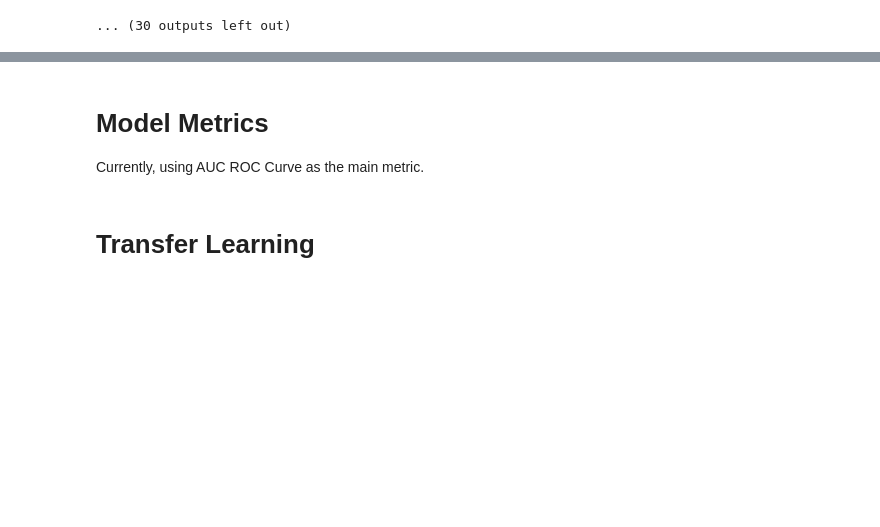
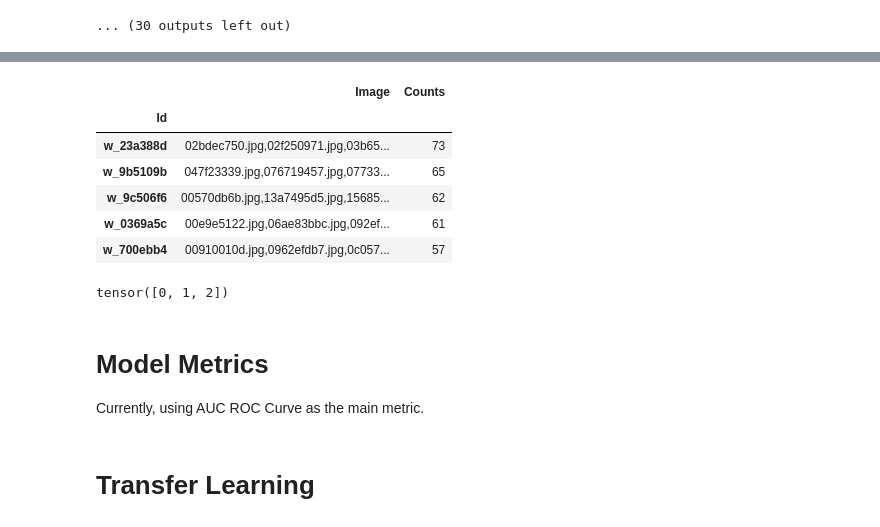
Before and after one commit to Fernandohf/WhaleID, a Jupyter notebook: WhaleID_Verification.ipynb, the cells around one changed output, grey strips where cells are left out. Saved outputs shown, nothing was run; the diff lists cells and outputs as text; code cells hidden in the pictures; blank space fills up the shorter version.

```diff
--- a/WhaleID_Verification.ipynb
+++ b/WhaleID_Verification.ipynb
@@ -549,0 +514,8 @@ def predict(model, img1_path, img2_path, transform, train_deive='cuda'):
+# %%
+img_info = pd.read_csv("humpback-whale-identification/train.csv")
+# Series with list of images for each ID
+whales_id = img_info.groupby('Id').agg(lambda x: ",".join(x)).drop("new_whale")
+whales_id['Counts'] = whales_id.Image.str.count('.jpg') # total images
+whales_id = whales_id.sort_values('Counts', ascending=False) # sorted
+whales_id = whales_id[whales_id.Counts >= 4] # filter
+whales_id.to_csv("Whales_IDs")
@@ -549,0 +542,10 @@ def predict(model, img1_path, img2_path, transform, train_deive='cuda'):
+# %%
+whales_id.head()
+# %% [output]
+|  | Image | Counts |
+| Id |  |  |
+| w_23a388d | 02bdec750.jpg,02f250971.jpg,03b65... | 73 |
+| w_9b5109b | 047f23339.jpg,076719457.jpg,07733... | 65 |
+| w_9c506f6 | 00570db6b.jpg,13a7495d5.jpg,15685... | 62 |
+| w_0369a5c | 00e9e5122.jpg,06ae83bbc.jpg,092ef... | 61 |
+| w_700ebb4 | 00910010d.jpg,0962efdb7.jpg,0c057... | 57 |
@@ -549,0 +575,4 @@ def predict(model, img1_path, img2_path, transform, train_deive='cuda'):
+# %%
+torch.tensor([i for i in range(3)])
+# %% [output]
+tensor([0, 1, 2])
```
Also changed, not shown: parts of 10 cells of this notebook.
